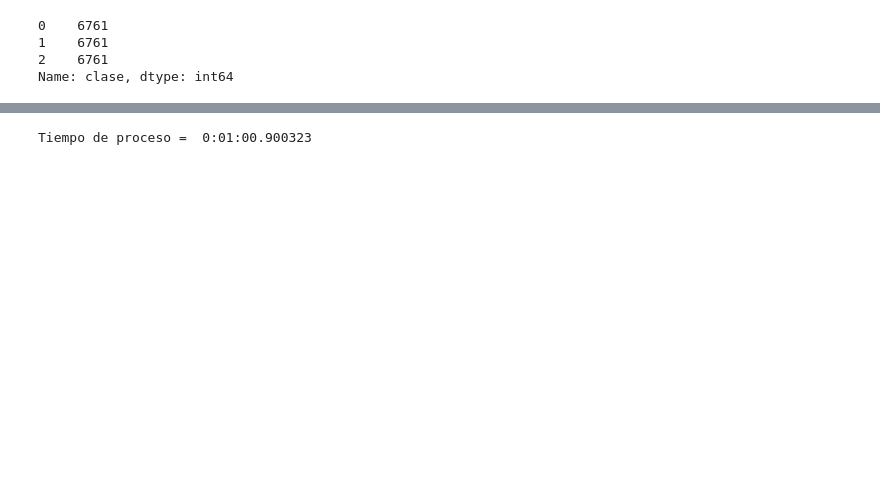
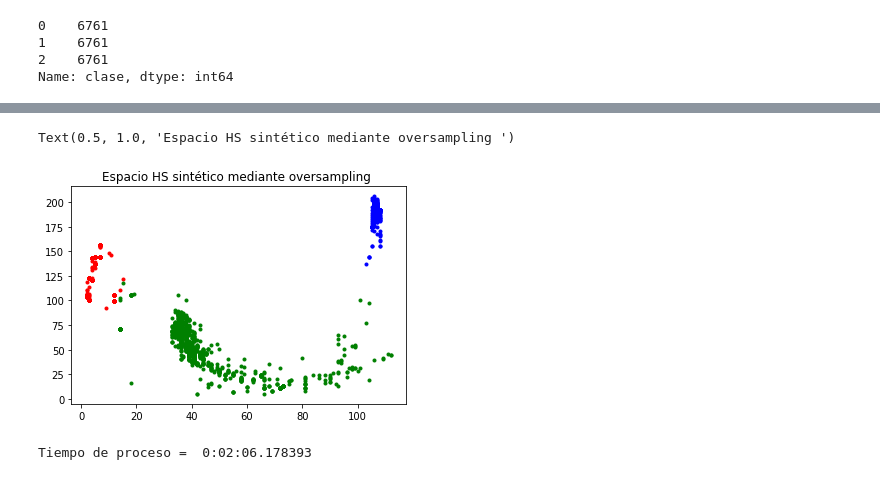
Before and after one commit to Manolets/Robotica, a Jupyter notebook: codigo_alumnos2021/segmentacion/segmentacion.ipynb, the cells around one changed output, grey strips where cells are left out. Saved outputs shown, nothing was run; the diff lists cells and outputs as text; code cells hidden in the pictures; blank space fills up the shorter version.

```diff
--- a/codigo_alumnos2021/segmentacion/segmentacion.ipynb
+++ b/codigo_alumnos2021/segmentacion/segmentacion.ipynb
@@ -103,3 +103,14 @@ clf.score(X_test, y_test)
+# %%
+preds = clf.predict(X_test)
+# %%
+plt.figure()
+plt.plot(X_test[preds==1].h,X_test[preds==1].s,'r.',label='marca')
+plt.plot(X_test[preds==2].h,X_test[preds==2].s,'g.',label='fondo')
+plt.plot(X_test[preds==0].h,X_test[preds==0].s,'b.',label='linea')
+plt.title('Espacio HS sintético mediante oversampling ')
+# %% [output]
+Text(0.5, 1.0, 'Espacio HS sintético mediante oversampling ')
+[figure, added]
 # %%
 def etiquetar_imagen(clf, imagen):
     shape0 = imagen.shape[0]
@@ -146,6 +157,6 @@ def etiqueta_video(videopath, clf):
     video.release()
     print("Tiempo de proceso = ", datetime.datetime.now()-init_time)
 # %%
-etiqueta_video("/home/dani/Escritorio/proyectos/Python/clase/robotica/Robotica/codigo_alumnos2021/segmentacion/video2017-4.avi",  clf)
+etiqueta_video("/home/dani/Escritorio/proyectos/Python/clase/robotica/Robotica/codigo_alumnos2021/segmentacion/video2017-3.avi",  clf)
 # %% [output]
-Tiempo de proceso =  0:01:00.900323
+Tiempo de proceso =  0:02:06.178393
```
Also changed, not shown: parts of 10 cells of this notebook, 3 other files.
